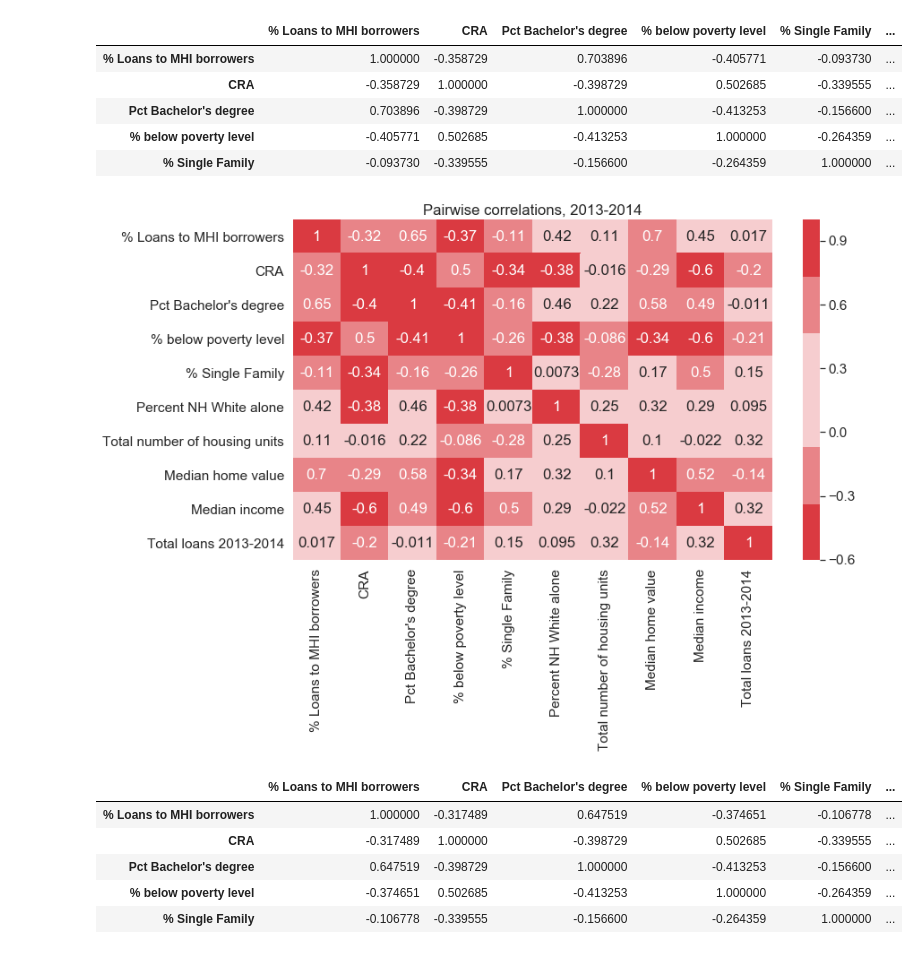
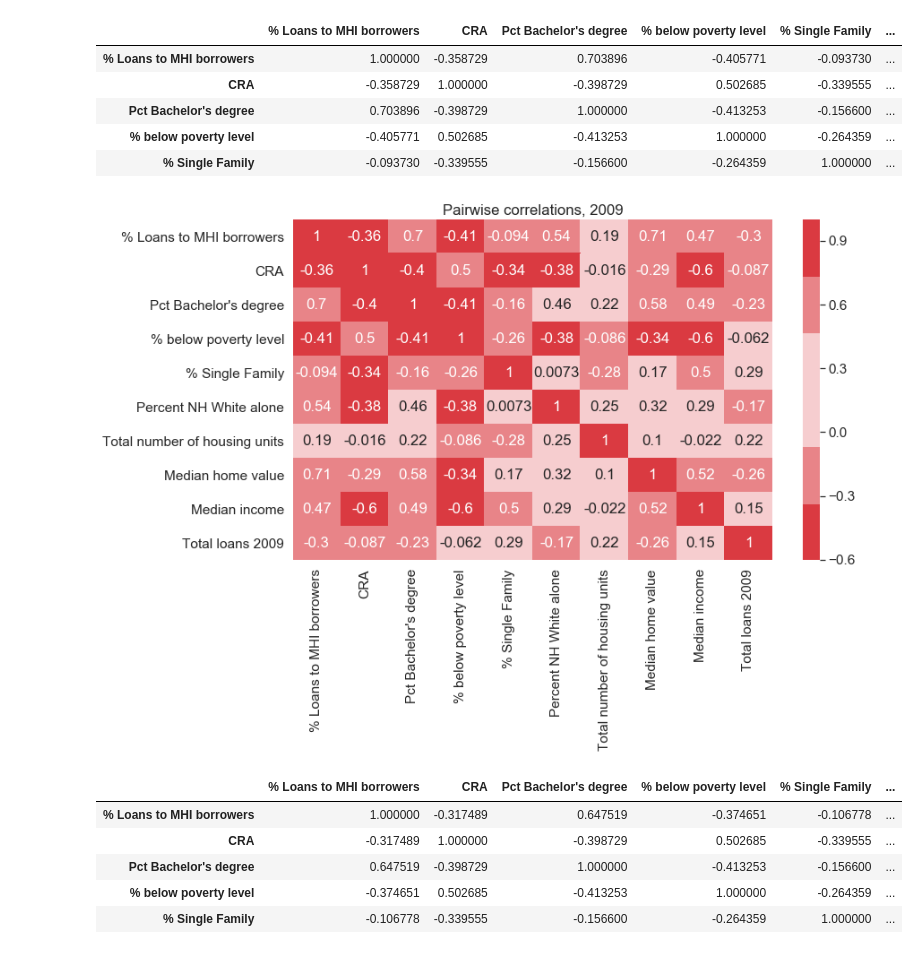
Before and after one commit to abaum1/communityreinvestmentact, a Jupyter notebook: scripts/UDP Multinomial Logistic Regression models.ipynb, the cells around one changed output. Saved outputs shown, nothing was run; the diff lists cells and outputs as text; code cells hidden in the pictures.

```diff
--- a/scripts/UDP Multinomial Logistic Regression models.ipynb
+++ b/scripts/UDP Multinomial Logistic Regression models.ipynb
@@ -62,13 +26,15 @@ all_vars_151617 = pd.merge(rec1_udp_merge, loans_151617, how='left', on='Geoid')
 # %%
 def encode_udp(row):
     if (row == 'MHI - Advanced Gentrification'):
-        return 6
+        return 5
+    elif (row == 'MHI - Not Losing Low Income Households'):
+        return 4
     elif (row == 'LI - Ongoing Gentrification and/or Displacement'):
-        return 5
+        return 3
     elif (row == 'LI - At Risk of Gentrification and/or Displacement'):
-        return 4
-    elif (row == 'MHI - Not Losing Low Income Households' or row == 'LI - Not Losing Low Income Households'):
-        return 3
+        return 2
+    elif (row == 'LI - Not Losing Low Income Households'):
+        return 1
     else:
         return np.nan #this includes all of the exclusion typologies, college town, or unreliable data
 # %%
@@ -76,10 +42,7 @@ all_vars_09["UDP code"] = all_vars_09["Typology"].apply(lambda x: encode_udp(x))
 all_vars_09 = all_vars_09.dropna()
 x_vars_2009 = all_vars_09[['% Loans to MHI borrowers', 'CRA', "Pct Bachelor's degree",
                 "% below poverty level","% Single Family","Percent NH White alone", "Total loans 2009",
-                "Total number of housing units",  "Median home value", 'Median income',
-                           'County_Alameda County', 'County_Contra Costa County','County_Marin County',
-                  'County_Napa County','County_San Francisco County', 'County_San Mateo County',
-       'County_Santa Clara County', 'County_Solano County','County_Sonoma County']]
+                "Total number of housing units",  "Median home value", 'Median income']]
 x_vars_2009_constant = sm.add_constant(x_vars_2009)
 
 y_vars_2009 = all_vars_09["UDP code"]
@@ -273,13 +241,13 @@ x_vars_09_corr.head()
 # %%
 # color = sns.cubehelix_palette(8, start=.5, rot=-.75)
 color = sns.diverging_palette(11, 11)
 sns.set(font_scale=1.4)
 plt.subplots(figsize=(12,7))
-sns.heatmap(x_vars_1314_corr, annot=True, cmap=color);
-plt.title("Pairwise correlations, 2013-2014")
+sns.heatmap(x_vars_09_corr, annot=True, cmap=color);
+plt.title("Pairwise correlations, 2009")
 plt.savefig('/Users/ameliabaum/Desktop/Amelia/CRA_Thesis/communityreinvestmentact/results/screenshots/x_vars_09_corr.png', bbox_inches="tight")
 # %% [output]
-[figure, old version]
+[figure, new version]
 # %%
 x_vars_1314_corr = x_vars_1314[['% Loans to MHI borrowers', 'CRA',
        'Pct Bachelor\'s degree',
```
Also changed, not shown: parts of 12 cells of this notebook.
